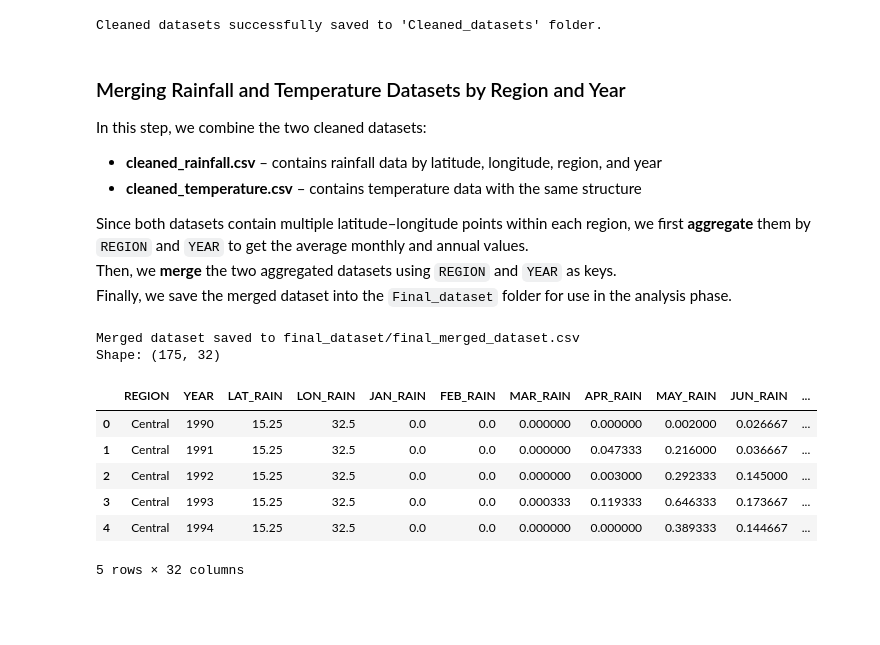
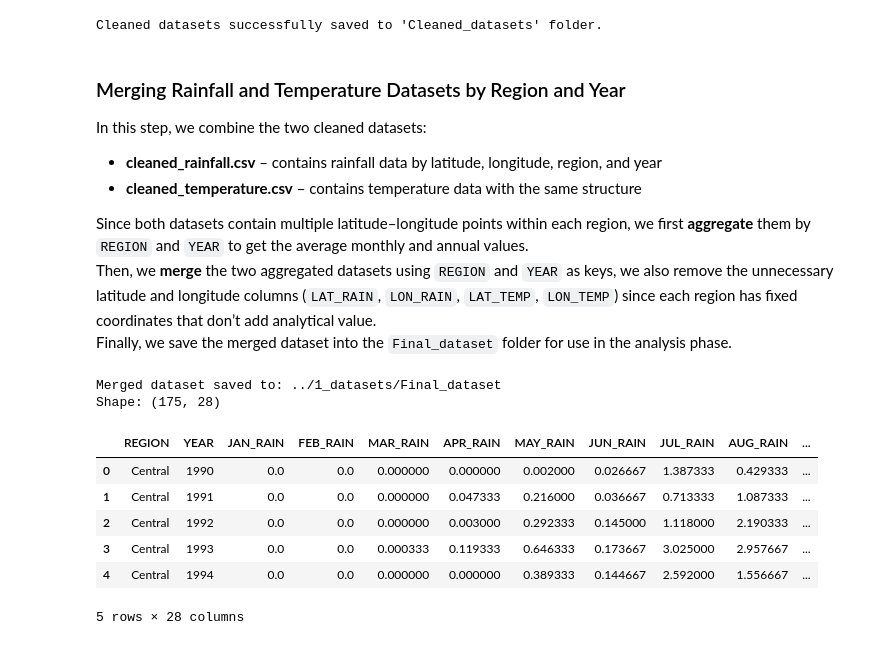
Before and after one commit to Mohamedmxz/MIT-ELO2-, a Jupyter notebook: 2_data_preparation/data_cleaning.ipynb, the cells around one changed output. Cells and saved outputs as stored; diff of their text form; code cells hidden in the pictures; blank space fills up the shorter version.

Commit message:
the final dataset

```diff
--- a/2_data_preparation/data_cleaning.ipynb
+++ b/2_data_preparation/data_cleaning.ipynb
@@ -448,39 +448,45 @@ In this step, we combine the two cleaned datasets:
 - **cleaned_temperature.csv** – contains temperature data with the same structure
 
 Since both datasets contain multiple latitude–longitude points within each region, we first **aggregate** them by `REGION` and `YEAR` to get the average monthly and annual values.
-Then, we **merge** the two aggregated datasets using `REGION` and `YEAR` as keys.
+Then, we **merge** the two aggregated datasets using `REGION` and `YEAR` as keys, we also remove the unnecessary latitude and longitude columns (`LAT_RAIN`, `LON_RAIN`, `LAT_TEMP`, `LON_TEMP`) since each region has fixed coordinates that don’t add analytical value.
 Finally, we save the merged dataset into the `Final_dataset` folder for use in the analysis phase.
 # %%
 # Load both datasets
 rain = pd.read_csv("../1_datasets/Cleaned_datasets/cleaned_rainfall.csv")
 temp = pd.read_csv("../1_datasets/Cleaned_datasets/cleaned_temperature.csv")
 final_folder = "../1_datasets/Final_dataset"
 
 # 1. Group by REGION and YEAR, taking the mean of numeric columns
 rain_region_year = rain.groupby(['REGION', 'YEAR']).mean(numeric_only=True).reset_index()
 temp_region_year = temp.groupby(['REGION', 'YEAR']).mean(numeric_only=True).reset_index()
 
 # 2. Merge both datasets on REGION and YEAR
 merged = pd.merge(
     rain_region_year,
     temp_region_year,
     on=['REGION', 'YEAR'],
     suffixes=('_RAIN', '_TEMP')
 )
-# 3. Save the merged dataset
-merged.to_csv(os.path.join(final_folder, "final_merged_data.csv"), index=False)
 
-# 4. Print confirmation
-print("Merged dataset saved to final_dataset/final_merged_dataset.csv")
+# 3. Drop redundant latitude and longitude columns
+cols_to_drop = ["LAT_RAIN", "LON_RAIN", "LAT_TEMP", "LON_TEMP"]
+merged = merged.drop(columns=cols_to_drop, errors="ignore")
+
+# 4. Save the cleaned merged dataset
+output_path = os.path.join(final_folder, "final_merged_dataset.csv")
+merged.to_csv(output_path, index=False)
+
+# 5. Print confirmation
+print(f"Merged dataset saved to: {'../1_datasets/Final_dataset'}")
 print(f"Shape: {merged.shape}")
 merged.head()
 # %% [output]
-Merged dataset saved to final_dataset/final_merged_dataset.csv
-Shape: (175, 32)
+Merged dataset saved to: ../1_datasets/Final_dataset
+Shape: (175, 28)
-|  | REGION | YEAR | LAT_RAIN | LON_RAIN | JAN_RAIN | FEB_RAIN | MAR_RAIN | APR_RAIN | MAY_RAIN | JUN_RAIN | ... |
-| 0 | Central | 1990 | 15.25 | 32.5 | 0.0 | 0.0 | 0.000000 | 0.000000 | 0.002000 | 0.026667 | ... |
-| 1 | Central | 1991 | 15.25 | 32.5 | 0.0 | 0.0 | 0.000000 | 0.047333 | 0.216000 | 0.036667 | ... |
-| 2 | Central | 1992 | 15.25 | 32.5 | 0.0 | 0.0 | 0.000000 | 0.003000 | 0.292333 | 0.145000 | ... |
-| 3 | Central | 1993 | 15.25 | 32.5 | 0.0 | 0.0 | 0.000333 | 0.119333 | 0.646333 | 0.173667 | ... |
-| 4 | Central | 1994 | 15.25 | 32.5 | 0.0 | 0.0 | 0.000000 | 0.000000 | 0.389333 | 0.144667 | ... |
+|  | REGION | YEAR | JAN_RAIN | FEB_RAIN | MAR_RAIN | APR_RAIN | MAY_RAIN | JUN_RAIN | JUL_RAIN | AUG_RAIN | ... |
+| 0 | Central | 1990 | 0.0 | 0.0 | 0.000000 | 0.000000 | 0.002000 | 0.026667 | 1.387333 | 0.429333 | ... |
+| 1 | Central | 1991 | 0.0 | 0.0 | 0.000000 | 0.047333 | 0.216000 | 0.036667 | 0.713333 | 1.087333 | ... |
+| 2 | Central | 1992 | 0.0 | 0.0 | 0.000000 | 0.003000 | 0.292333 | 0.145000 | 1.118000 | 2.190333 | ... |
+| 3 | Central | 1993 | 0.0 | 0.0 | 0.000333 | 0.119333 | 0.646333 | 0.173667 | 3.025000 | 2.957667 | ... |
+| 4 | Central | 1994 | 0.0 | 0.0 | 0.000000 | 0.000000 | 0.389333 | 0.144667 | 2.592000 | 1.556667 | ... |
-5 rows × 32 columns
+5 rows × 28 columns
```
Also changed, not shown: 2 other files.
